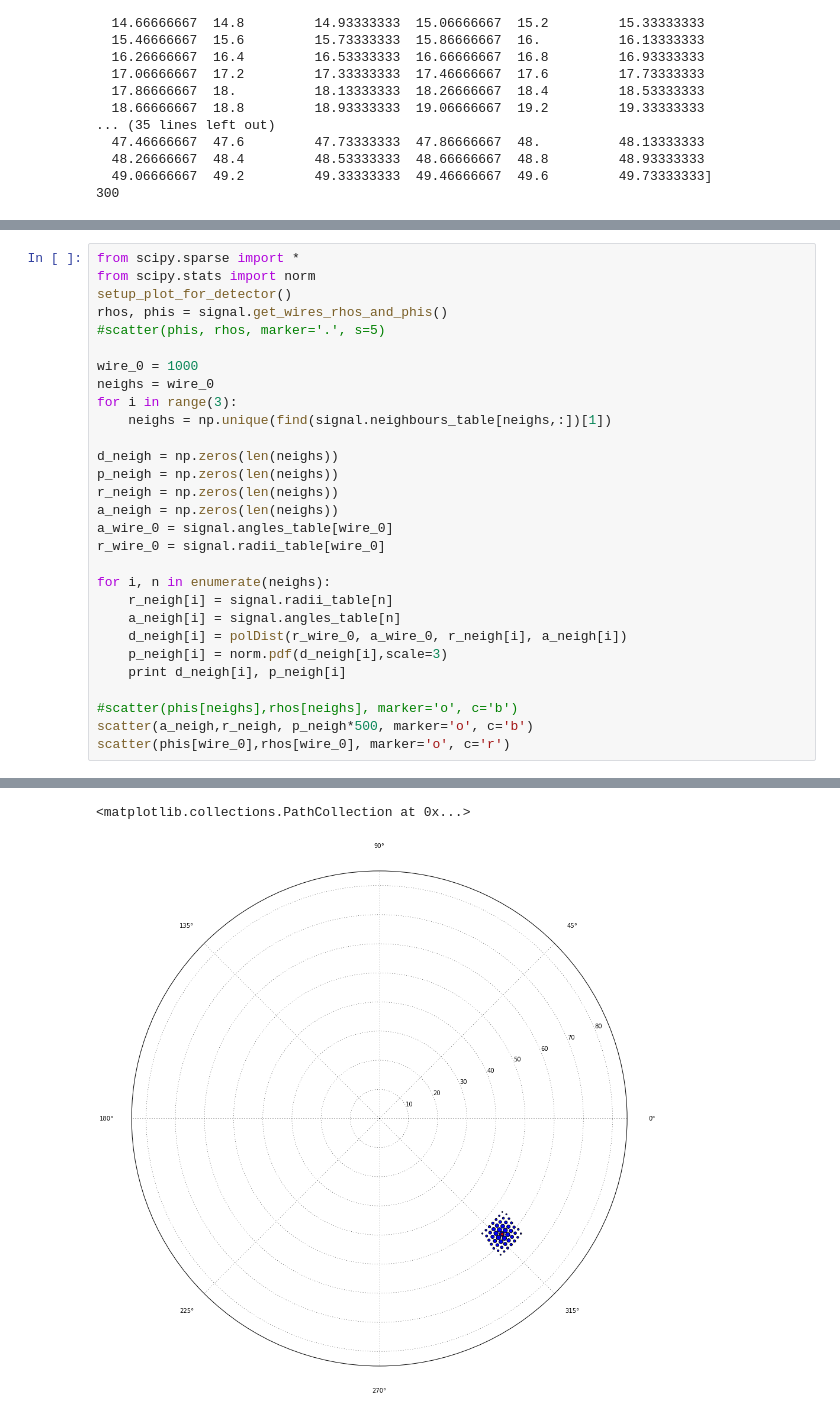
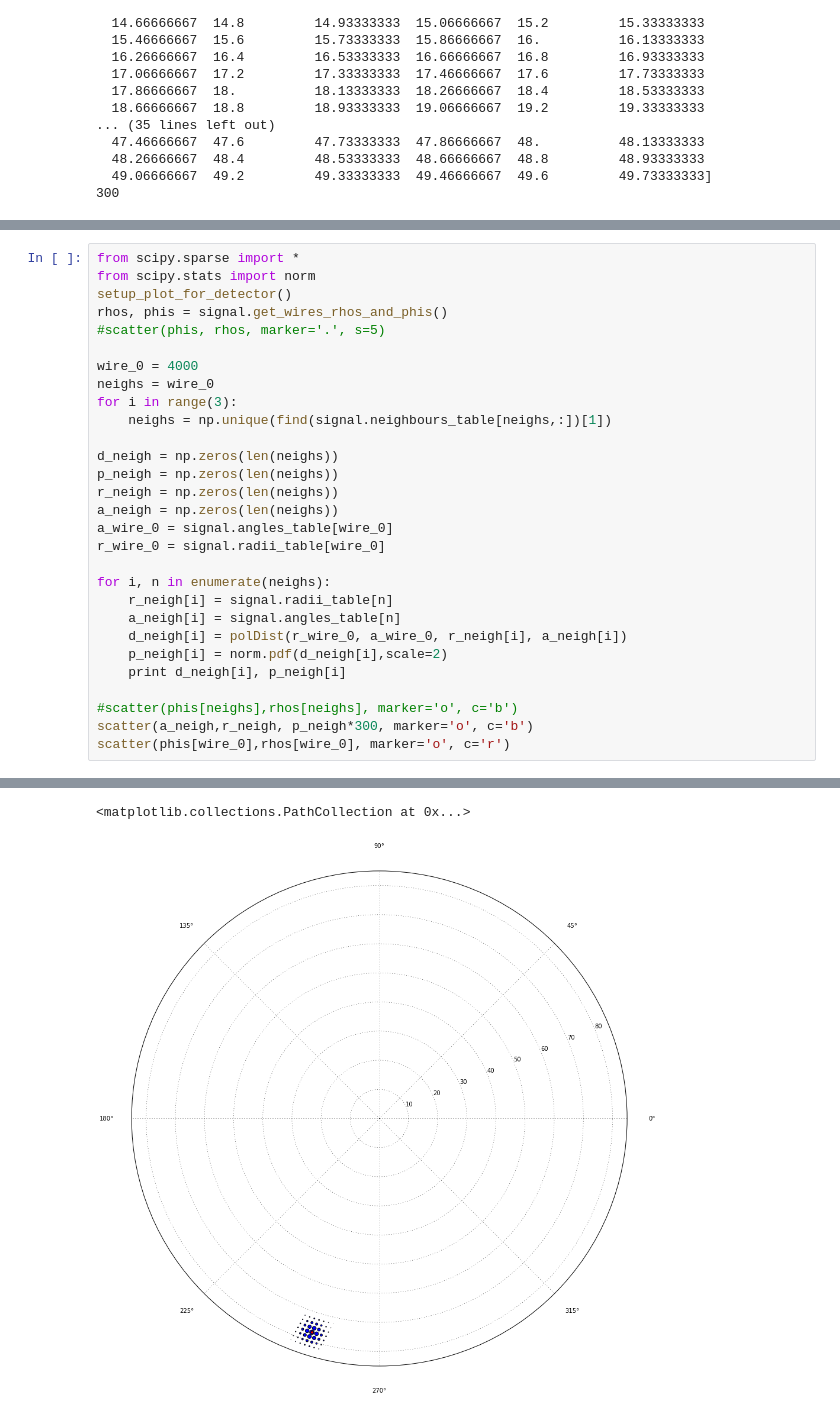
Before and after one commit to ewengillies/track-finding-yandex, a Jupyter notebook: notebooks/function sandbox.ipynb, the cells around one changed output, grey strips where cells are left out. Drawn from its saved outputs; the diff is of its cells as text.

```diff
--- a/notebooks/function sandbox.ipynb
+++ b/notebooks/function sandbox.ipynb
@@ -81,7 +80,7 @@ setup_plot_for_detector()
 rhos, phis = signal.get_wires_rhos_and_phis()
 #scatter(phis, rhos, marker='.', s=5)
 
-wire_0 = 1000
+wire_0 = 4000
 neighs = wire_0
 for i in range(3):
     neighs = np.unique(find(signal.neighbours_table[neighs,:])[1])
@@ -97,10 +96,10 @@ for i, n in enumerate(neighs):
     r_neigh[i] = signal.radii_table[n]
     a_neigh[i] = signal.angles_table[n]
     d_neigh[i] = polDist(r_wire_0, a_wire_0, r_neigh[i], a_neigh[i])
-    p_neigh[i] = norm.pdf(d_neigh[i],scale=3)
+    p_neigh[i] = norm.pdf(d_neigh[i],scale=2)
     print d_neigh[i], p_neigh[i]
 
 #scatter(phis[neighs],rhos[neighs], marker='o', c='b')
-scatter(a_neigh,r_neigh, p_neigh*500, marker='o', c='b')
+scatter(a_neigh,r_neigh, p_neigh*300, marker='o', c='b')
 scatter(phis[wire_0],rhos[wire_0], marker='o', c='r')
 # %% [output]
@@ -124,5 +123,5 @@ scatter(phis[wire_0],rhos[wire_0], marker='o', c='r')
 <matplotlib.collections.PathCollection at 0x...>
-[figure, old version]
+[figure, new version]
 # %%
 print len(set(neighs))
 # %% [output]
```
Also changed, not shown: parts of 3 cells of this notebook, 2 other files.
